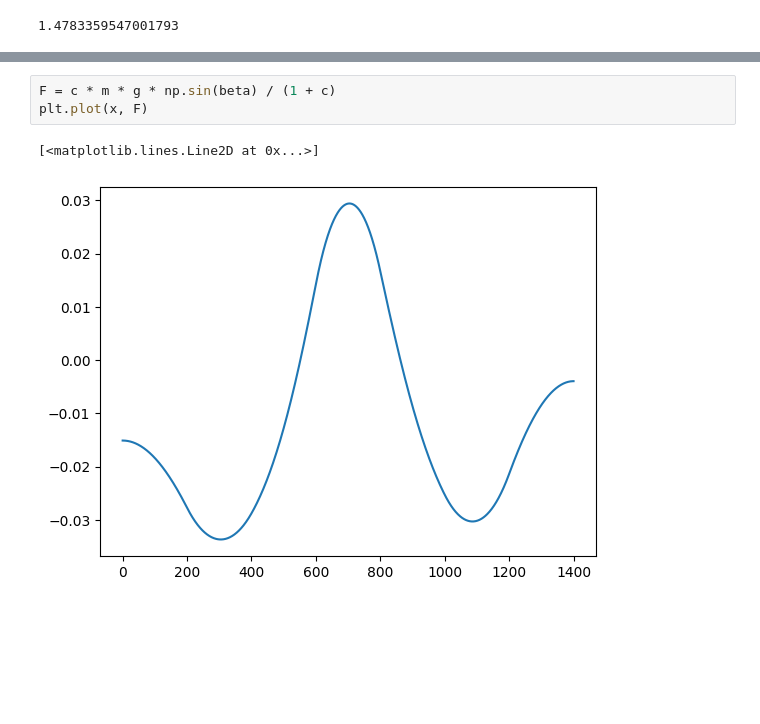
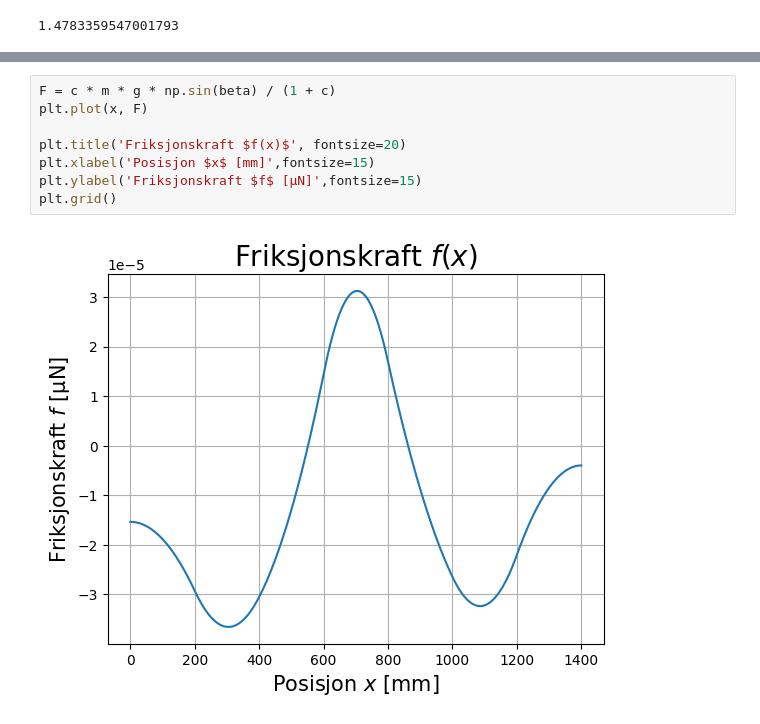
Before and after one commit to angrycompany16/Fysikk-lab, a Jupyter notebook: baneform_H23 david.ipynb, the cells around one changed output, grey strips where cells are left out. Drawn from its saved outputs; the diff is of its cells as text; blank space fills up the shorter version.

```diff
--- a/baneform_H23 david.ipynb
+++ b/baneform_H23 david.ipynb
@@ -166,6 +172,10 @@ plt.plot(x, N)
 # %%
 F = c * m * g * np.sin(beta) / (1 + c)
 plt.plot(x, F)
+
+plt.title('Friksjonskraft $f(x)$', fontsize=20)
+plt.xlabel('Posisjon $x$ [mm]',fontsize=15)
+plt.ylabel('Friksjonskraft $f$ [μN]',fontsize=15)
+plt.grid()
 # %% [output]
-[<matplotlib.lines.Line2D at 0x...>]
-[figure, old version]
+[figure, new version]
```
Also changed, not shown: parts of 3 cells of this notebook, 43 other files.
